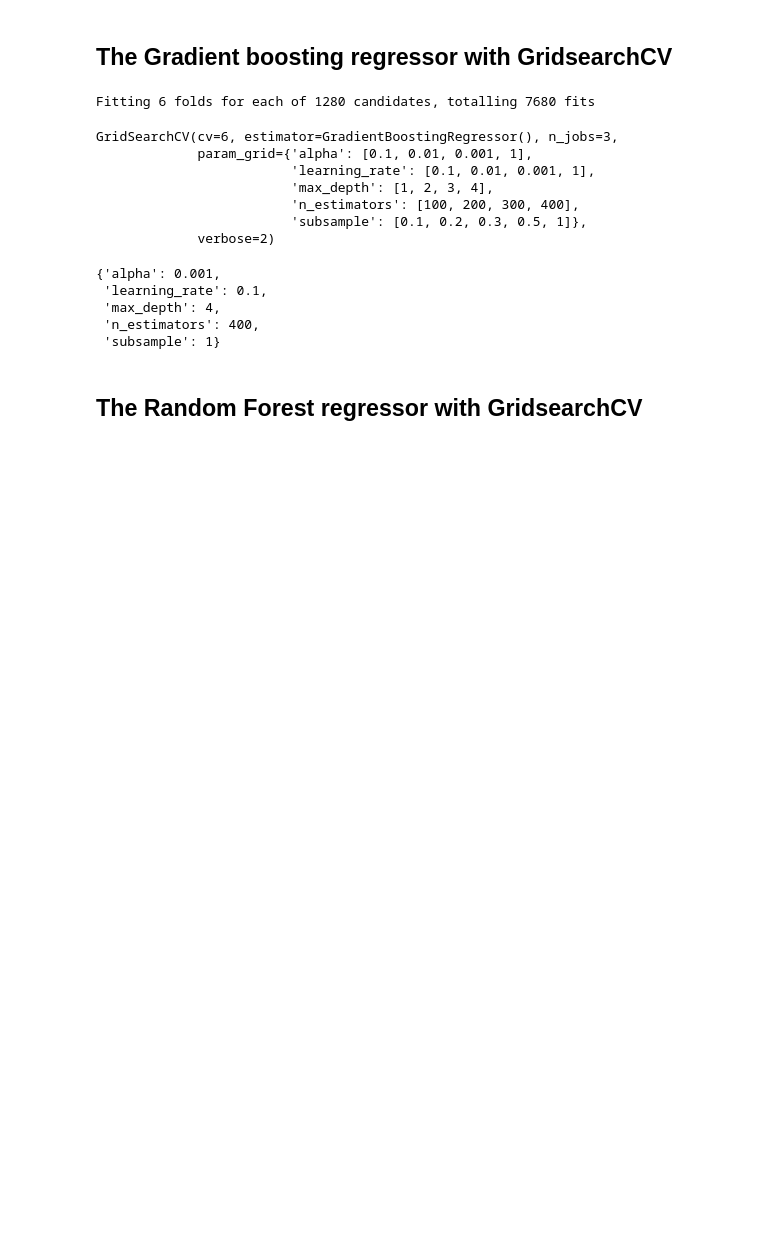
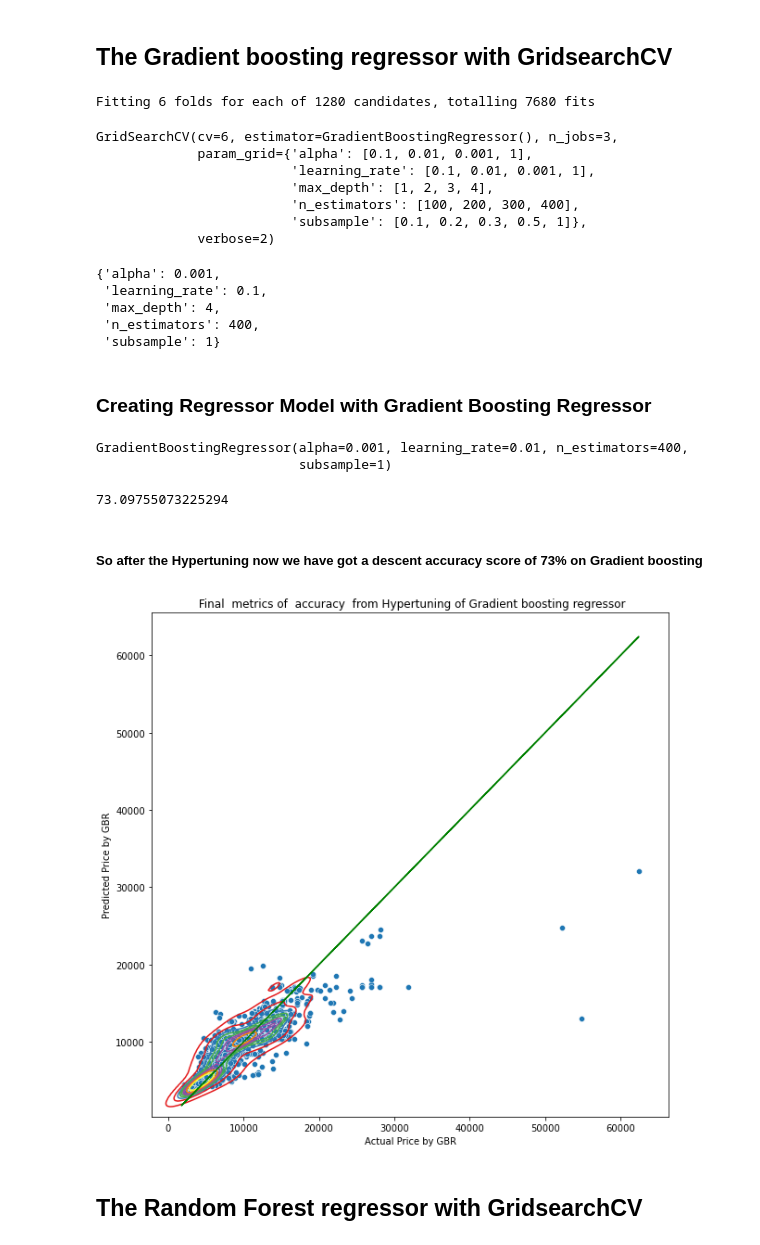
Before and after one commit to ArchanaKumari846/DataTrained_Projects, a Jupyter notebook: Flight_Price_Prediction.ipynb, the cells around one changed output. Cells and saved outputs as stored; diff of their text form; code cells hidden in the pictures; blank space fills up the shorter version.

```diff
--- a/Flight_Price_Prediction.ipynb
+++ b/Flight_Price_Prediction.ipynb
@@ -2597,6 +2599,37 @@ CV_GBR.best_params_
  'max_depth': 4,
  'n_estimators': 400,
  'subsample': 1}
+# %% [markdown]
+### Creating Regressor Model with Gradient Boosting Regressor
+# %%
+GBR = GradientBoostingRegressor(n_estimators=400,alpha=0.001,learning_rate= 0.01, max_depth= 3, subsample = 1)
+GBR.fit(x_train, y_train)
+# %% [output]
+GradientBoostingRegressor(alpha=0.001, learning_rate=0.01, n_estimators=400,
+                          subsample=1)
+# %%
+#prediction
+GBRpred = GBR.predict(x_test)
+#R2 score
+acc = r2_score(y_test,GBRpred)
+print(acc*100)
+# %% [output]
+73.09755073225294
+# %% [markdown]
+##### So after the Hypertuning now we have got a descent accuracy score of 73% on Gradient boosting
+# %%
+#Verifying the final  performance of the model by graph
+plt.figure(figsize=(10,10))
+sns.scatterplot(x=y_test,y=GBRpred,palette='Set2')
+sns.kdeplot(x=y_test,y=GBRpred, cmap='Set1')
+plt.plot(y_test,y_test,color='g')
+#Verifying the performance of the model by graph
+plt.xlabel("Actual Price by GBR")
+plt.ylabel("Predicted Price by GBR")
+plt.title(" Final  metrics of  accuracy  from Hypertuning of Gradient boosting regressor")
+plt.show()
+# %% [output]
+[figure, added]
 # %% [markdown]
 ## The Random Forest regressor with GridsearchCV
 # %%
```
Also changed, not shown: parts of 34 cells of this notebook.
